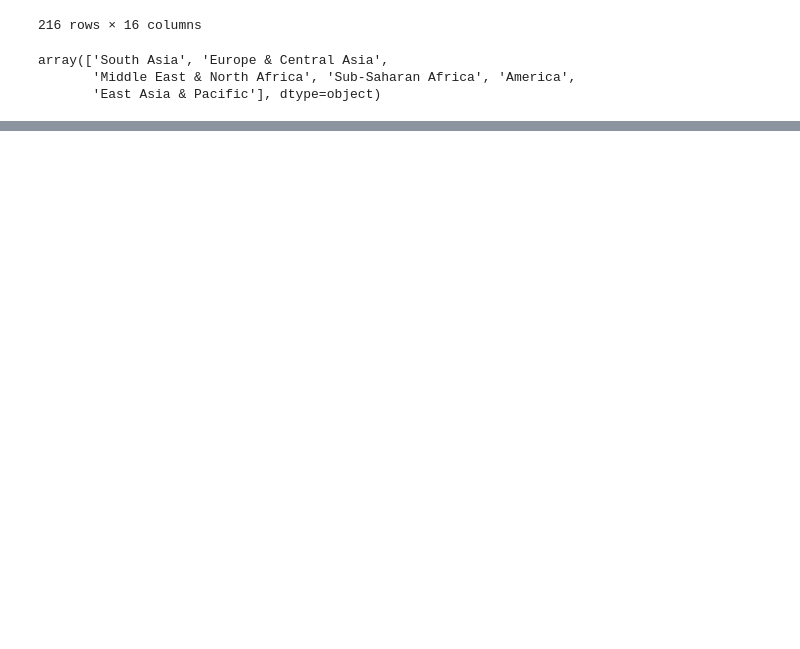
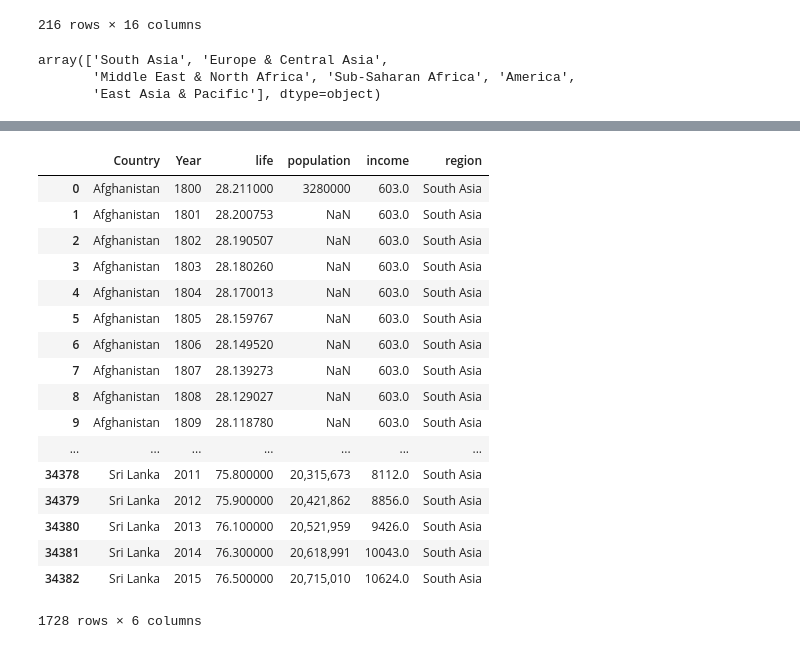
Before and after one commit to HardPlant/TIL, a Jupyter notebook: Tacademy/D3_Data_Visual/01.pandas_exercise.ipynb, the cells around one changed output, grey strips where cells are left out. Saved outputs shown, nothing was run; the diff lists cells and outputs as text; code cells hidden in the pictures; blank space fills up the shorter version.

```diff
--- a/Tacademy/D3_Data_Visual/01.pandas_exercise.ipynb
+++ b/Tacademy/D3_Data_Visual/01.pandas_exercise.ipynb
@@ -329,0 +344,24 @@ array(['South Asia', 'Europe & Central Asia',
+# %%
+asia_df = df[df['region'] == 'South Asia']
+europe_df = df[df['region'] == 'Europe & Central Asia']
+africa_df = df[df['region'] == 'Middle East & North Africa']
+america_df = df[df['region'] == 'America']
+# %% [output]
+|  | Country | Year | life | population | income | region |
+| 0 | Afghanistan | 1800 | 28.211000 | 3280000 | 603.0 | South Asia |
+| 1 | Afghanistan | 1801 | 28.200753 | NaN | 603.0 | South Asia |
+| 2 | Afghanistan | 1802 | 28.190507 | NaN | 603.0 | South Asia |
+| 3 | Afghanistan | 1803 | 28.180260 | NaN | 603.0 | South Asia |
+| 4 | Afghanistan | 1804 | 28.170013 | NaN | 603.0 | South Asia |
+| 5 | Afghanistan | 1805 | 28.159767 | NaN | 603.0 | South Asia |
+| 6 | Afghanistan | 1806 | 28.149520 | NaN | 603.0 | South Asia |
+| 7 | Afghanistan | 1807 | 28.139273 | NaN | 603.0 | South Asia |
+| 8 | Afghanistan | 1808 | 28.129027 | NaN | 603.0 | South Asia |
+| 9 | Afghanistan | 1809 | 28.118780 | NaN | 603.0 | South Asia |
+| ... | ... | ... | ... | ... | ... | ... |
+| 34378 | Sri Lanka | 2011 | 75.800000 | 20,315,673 | 8112.0 | South Asia |
+| 34379 | Sri Lanka | 2012 | 75.900000 | 20,421,862 | 8856.0 | South Asia |
+| 34380 | Sri Lanka | 2013 | 76.100000 | 20,521,959 | 9426.0 | South Asia |
+| 34381 | Sri Lanka | 2014 | 76.300000 | 20,618,991 | 10043.0 | South Asia |
+| 34382 | Sri Lanka | 2015 | 76.500000 | 20,715,010 | 10624.0 | South Asia |
+1728 rows × 6 columns
```
Also changed, not shown: parts of 3 cells of this notebook, 1 other file.
